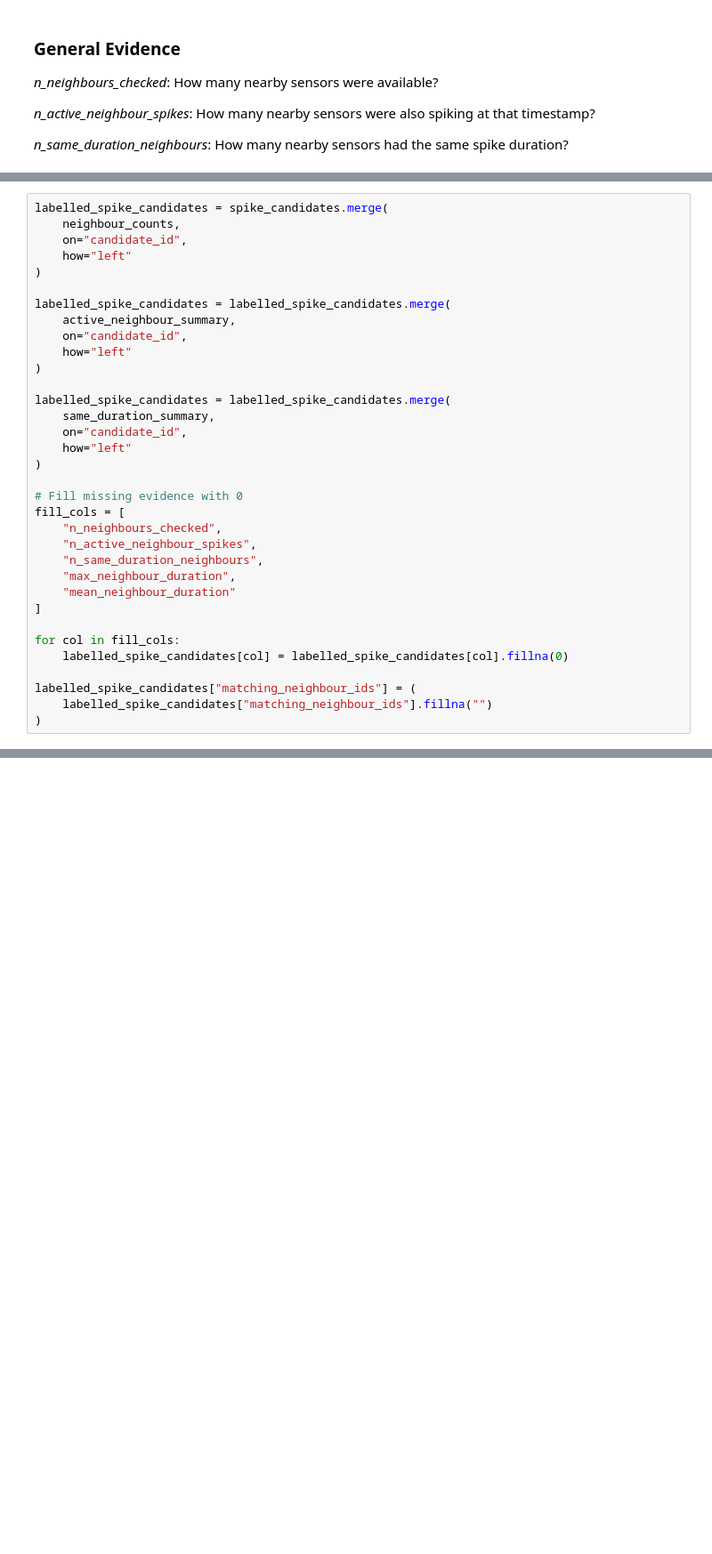
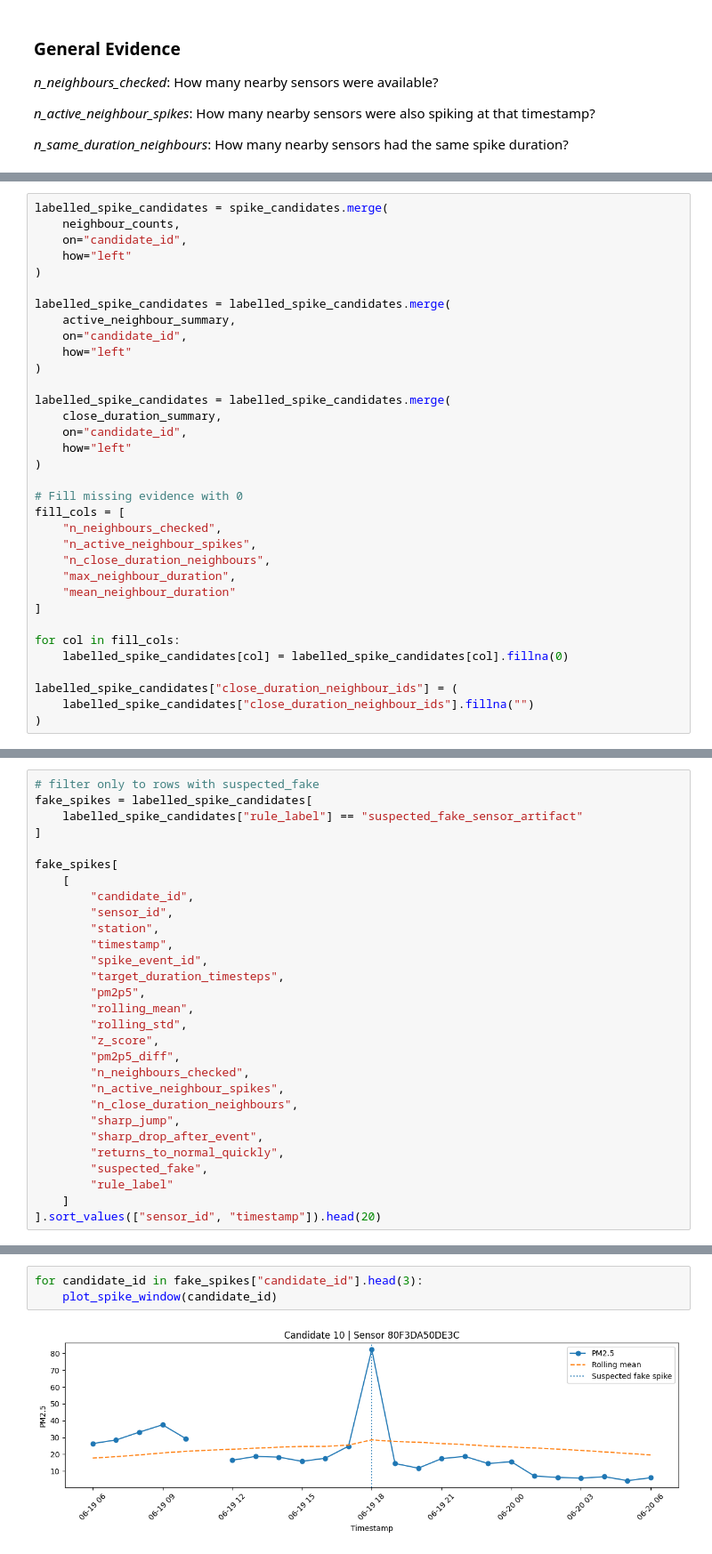
Before and after one commit to Okwukwe295/SACAQM_MLAgent, a Jupyter notebook: eda.ipynb, the cells around one changed output, grey strips where cells are left out. Shown at 89% size. Cells and saved outputs as stored; diff of their text form; blank space fills up the shorter version.

```diff
--- a/eda.ipynb
+++ b/eda.ipynb
@@ -1093,7 +1246,7 @@ labelled_spike_candidates = labelled_spike_candidates.merge(
 )
 
 labelled_spike_candidates = labelled_spike_candidates.merge(
-    same_duration_summary,
+    close_duration_summary,
     on="candidate_id",
     how="left"
 )
@@ -1102,7 +1255,7 @@ labelled_spike_candidates = labelled_spike_candidates.merge(
 fill_cols = [
     "n_neighbours_checked",
     "n_active_neighbour_spikes",
-    "n_same_duration_neighbours",
+    "n_close_duration_neighbours",
     "max_neighbour_duration",
     "mean_neighbour_duration"
 ]
@@ -1110,6 +1263,6 @@ fill_cols = [
 for col in fill_cols:
     labelled_spike_candidates[col] = labelled_spike_candidates[col].fillna(0)
 
-labelled_spike_candidates["matching_neighbour_ids"] = (
-    labelled_spike_candidates["matching_neighbour_ids"].fillna("")
+labelled_spike_candidates["close_duration_neighbour_ids"] = (
+    labelled_spike_candidates["close_duration_neighbour_ids"].fillna("")
 )
@@ -1211,0 +1453,29 @@ labelled_spike_candidates[
+# %%
+# filter only to rows with suspected_fake
+fake_spikes = labelled_spike_candidates[
+    labelled_spike_candidates["rule_label"] == "suspected_fake_sensor_artifact"
+]
+
+fake_spikes[
+    [
+        "candidate_id",
+        "sensor_id",
+        "station",
+        "timestamp",
+        "spike_event_id",
+        "target_duration_timesteps",
+        "pm2p5",
+        "rolling_mean",
+        "rolling_std",
+        "z_score",
+        "pm2p5_diff",
+        "n_neighbours_checked",
+        "n_active_neighbour_spikes",
+        "n_close_duration_neighbours",
+        "sharp_jump",
+        "sharp_drop_after_event",
+        "returns_to_normal_quickly",
+        "suspected_fake",
+        "rule_label"
+    ]
+].sort_values(["sensor_id", "timestamp"]).head(20)
@@ -1211,0 +1547,5 @@ labelled_spike_candidates[
+# %%
+for candidate_id in fake_spikes["candidate_id"].head(3):
+    plot_spike_window(candidate_id)
+# %% [output]
+[figure, added]
```
Also changed, not shown: parts of 30 cells of this notebook, 7 other files.
